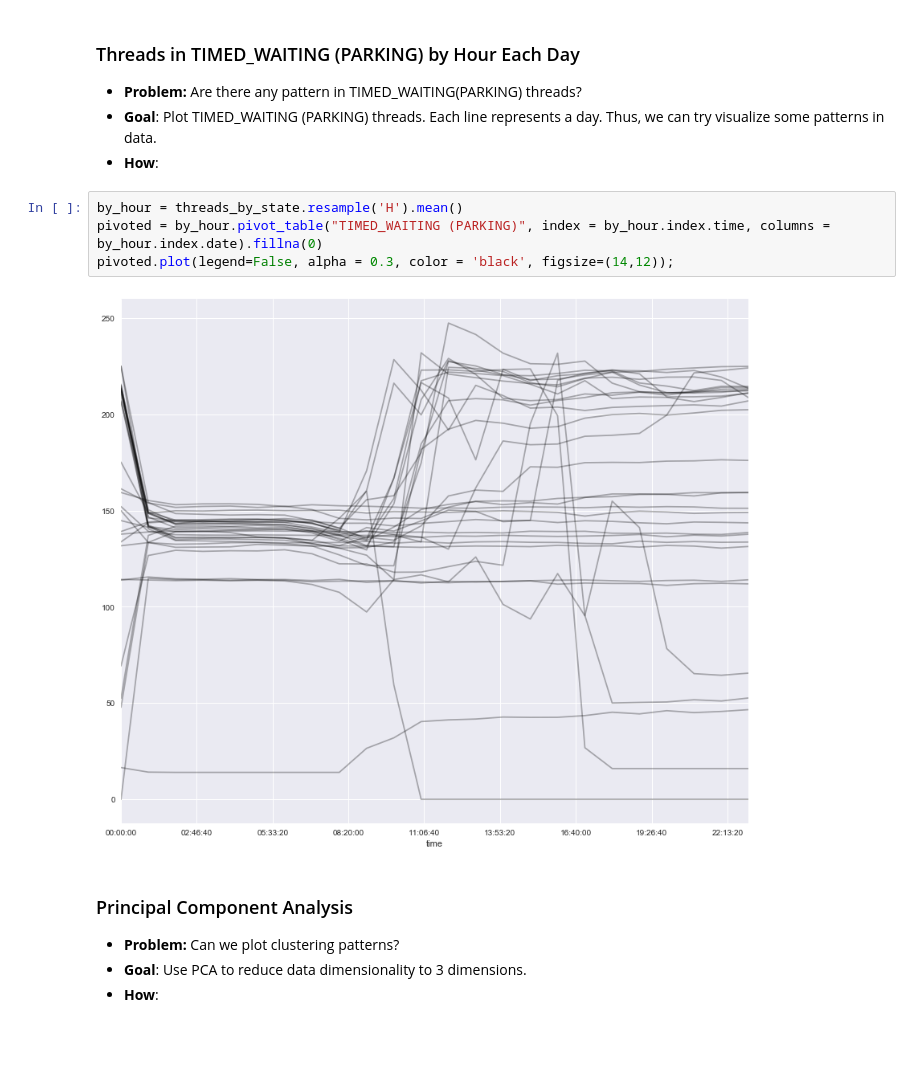
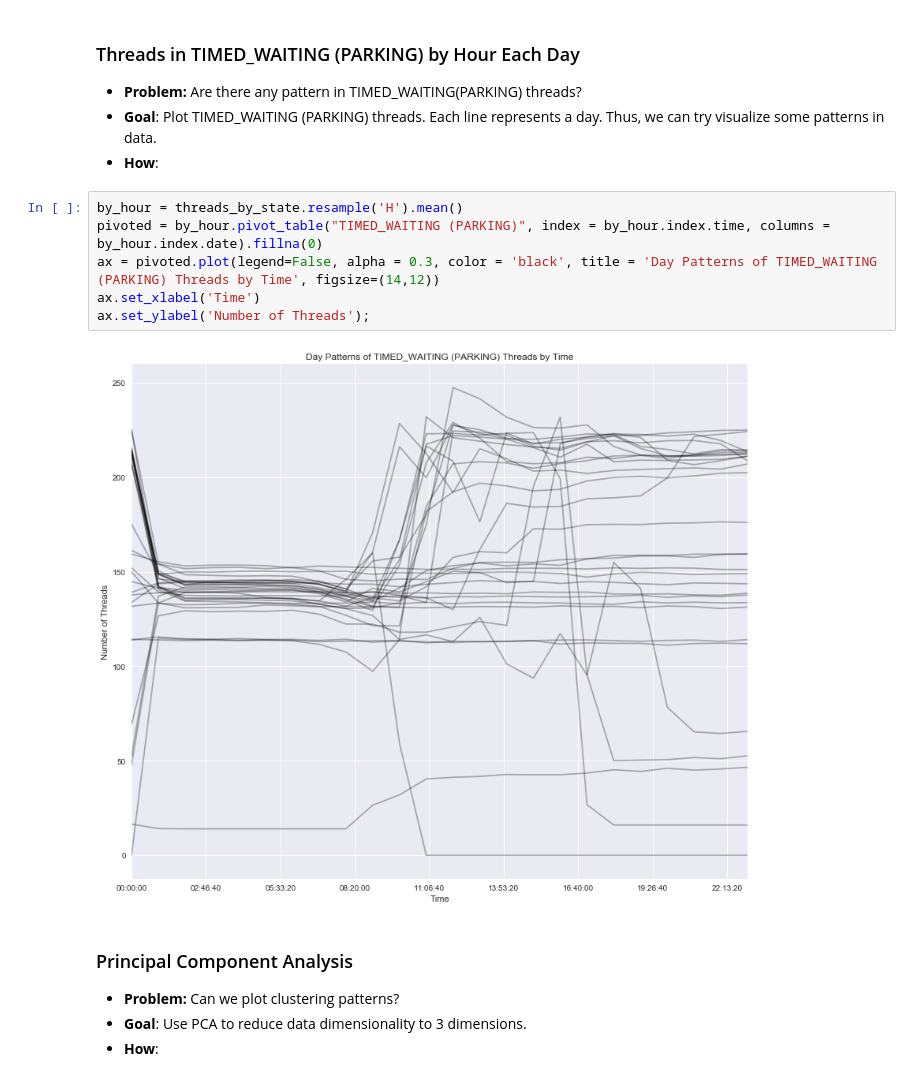
Before and after one commit to ranophoenix/jvmthreadparser, a Jupyter notebook: Thread Analysis.ipynb, the cells around one changed output. Saved outputs shown, nothing was run; the diff lists cells and outputs as text; blank space fills up the shorter version.

```diff
--- a/Thread Analysis.ipynb
+++ b/Thread Analysis.ipynb
@@ -79,9 +87,11 @@ threads_by_state.resample('D').mean().plot(figsize=(14,12), cmap = 'Paired');
 # %%
 by_hour = threads_by_state.resample('H').mean()
 pivoted = by_hour.pivot_table("TIMED_WAITING (PARKING)", index = by_hour.index.time, columns = by_hour.index.date).fillna(0)
-pivoted.plot(legend=False, alpha = 0.3, color = 'black', figsize=(14,12));
+ax = pivoted.plot(legend=False, alpha = 0.3, color = 'black', title = 'Day Patterns of TIMED_WAITING (PARKING) Threads by Time', figsize=(14,12))
+ax.set_xlabel('Time')
+ax.set_ylabel('Number of Threads');
 # %% [output]
-[figure, old version]
+[figure, new version]
 # %% [markdown]
 ### Principal Component Analysis
 
```
Also changed, not shown: parts of 8 cells of this notebook.
